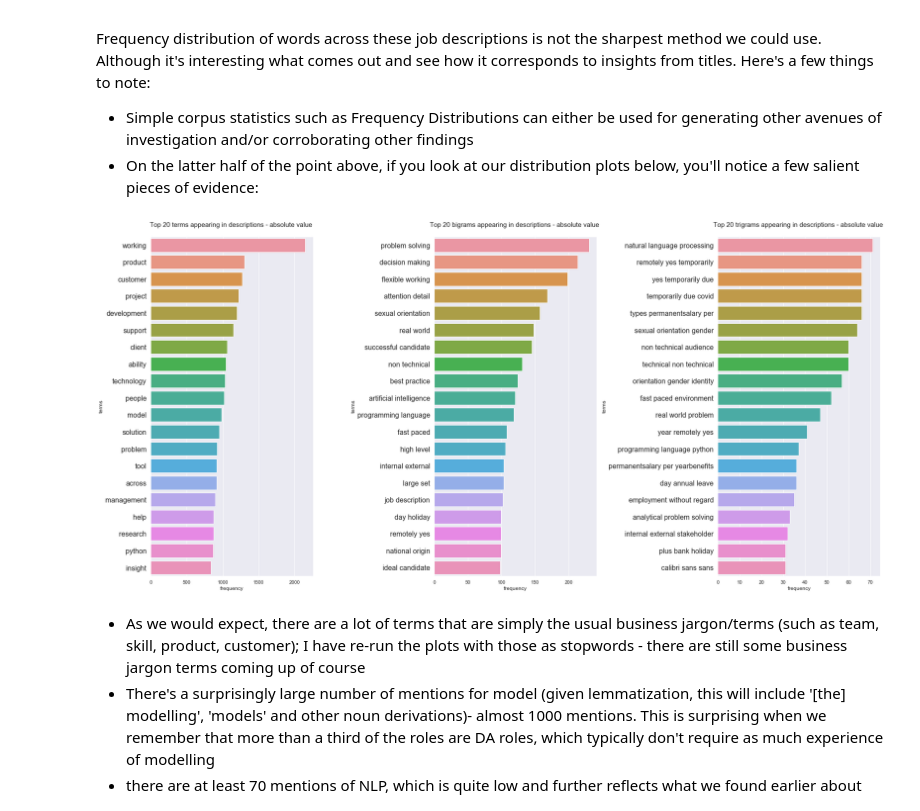
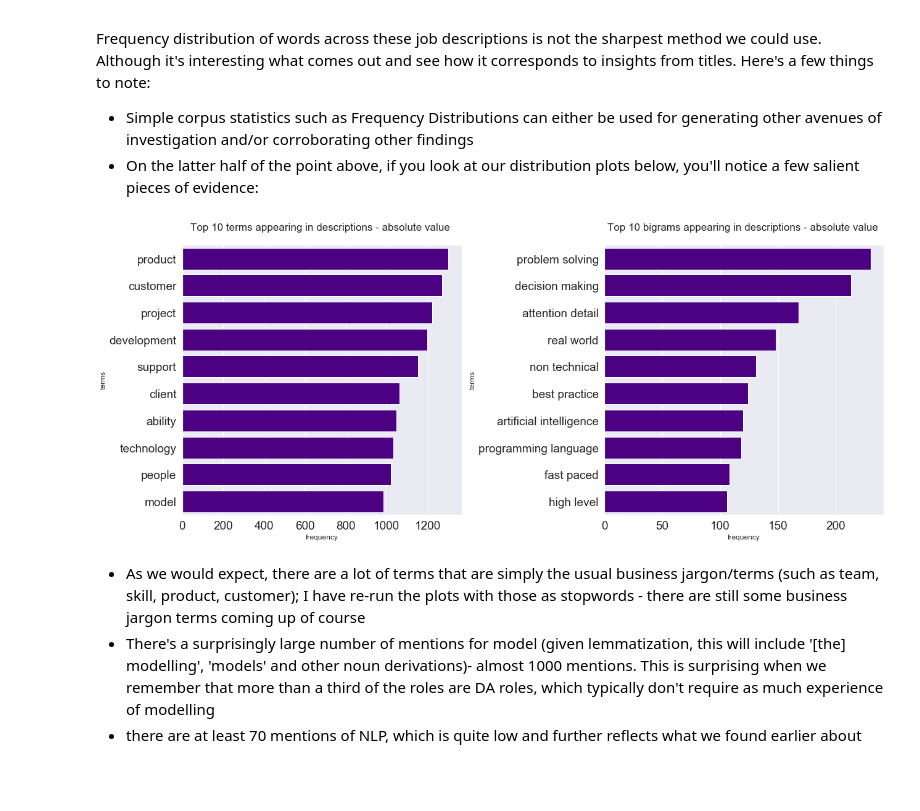
Before and after one commit to Ioana-P/DS_Indeed_Job_Market_analysis, a Jupyter notebook: Data_Scientist_UK_Q4_Job_market_analysis.ipynb, the cells around one changed output. Cells and saved outputs as stored; diff of their text form; code cells hidden in the pictures; blank space fills up the shorter version.

```diff
--- a/Data_Scientist_UK_Q4_Job_market_analysis.ipynb
+++ b/Data_Scientist_UK_Q4_Job_market_analysis.ipynb
@@ -691,11 +705,13 @@ Select a number of important features to use as predictors in a linear regressio
 # %%
 # merging all cloud service columns into one
 language_single_counts_['mentions_Cloud_services'] = 0
+language_single_counts_['job_type'] = new_df['job_search_term']
 language_single_counts_.loc[((language_single_counts_['num_mention_TOTAL_AWS'] ==1 )|
                             (language_single_counts_['num_mention_TOTAL_Azure'] ==1) |
                             (language_single_counts_['num_mention_TOTAL_GCP'] ==1 )),'mentions_Cloud_services'] = 1
 language_single_counts_.columns = [x.replace('num_mention_TOTAL_', 'mentions_') for x in language_single_counts_.columns]
 cols_of_interest = ['mentions_'+x for x in ['Python', 'Java', 'R', 'Cloud_services', 'SQL',]]
+cols_of_interest.append('job_type')
 skills_of_interest = language_single_counts_[cols_of_interest ]
 skills_of_interest.head(3)
 # %% [output]
@@ -1405,11 +1437,13 @@ The initial search is fairly greedy (captures a lot of different cases - casts a
 # %%
 exp_pattern = """[0-9]?[ ]?\-?[ ]?(?<![0-9])\d(?=\s)[ ]?[a-z]* year[s]? expe[a-z]*|
                 |[0-9]?[ ]?to[ ]?(?<![0-9])\d(?=\s)[ ]?[a-z]* year[s]? expe[a-z]*|
+                |[0-9]?[ ]?\-?[ ]?(?<![0-9])\d(?=\s)[ ]?[a-z]* year[s]?|
+                |[0-9]?[ ]?to[ ]?(?<![0-9])\d(?=\s)[ ]?[a-z]* year[s]?|
                 |[0-9]?[ ]?\-?[ ]?(?<![0-9])\d(?=\s)[ ]?[a-z]* year[s]? of expe[a-z]*|
                 |[0-9]?[ ]?to[ ]?(?<![0-9])\d(?=\s)[ ]?[a-z]* year[s]? of expe[a-z]*|
                 |[0-9]?[ ]?\-?[ ]?(?<![0-9])\d(?=\s)[ ]?[a-z]* year[s]? work[ing]? expe[a-z]*|
                 |[0-9]?[ ]?to[ ]?(?<![0-9])\d(?=\s)[ ]?[a-z]* year[s]? work[ing]? expe[a-z]*|
-                |[a-z]+ year[s]? expe[a-z]*"""
+                |[a-z]+ year[s]? expe[a-z]* |junior position|junior role|junior data|no prior exp[a-z]*|no exp[a-z]*"""
 # %%
 df['experience_regex'] = df.job_descr.apply(lambda x: fn.get_experience(exp_pattern, x))
 # %%
@@ -1582,7 +1640,7 @@ from nltk.tokenize import RegexpTokenizer
 # using a lemmatizer to hopefully reduce the nr of unique but redundant words (e.g. condensing 'developer' and 'development' into 1 word)
 lemmy = fn.LemmaTokenizer(tokenizer=RegexpTokenizer(pattern='\\b[A-Za-z]{3,}\\b'))
 #How many terms to include
-N=20
+N=10
 
 # putting software and developer into the list of stopwords - words we wish to ignore
 special_sw = title_sw #adding the last two as they have come up as frequent typos
@@ -1590,7 +1648,7 @@ special_sw = title_sw #adding the last two as they have come up as frequent typo
 for w in ['span', 'style','font', 'arial', 'serif', 'family','science',
           'analyst', 'analysis', 'machine','experience','role', 'team',
          'business', 'skill', 'full', 'time', 'equal', 'opportunity',
-         'work', 'new', 'service','using', 'within', 'strong', 'phone']:
+         'work', 'new', 'service','using', 'within', 'strong', 'phone', 'working', 'candidate', 'sexual', 'ethnicity', ]:
     special_sw.append(w)
 descr = df.job_descr.dropna()
 descr_term_df = fn.get_top_n_terms(descr, N, stop_words_list=special_sw, tokenizer_obj=lemmy)
@@ -1598,20 +1656,25 @@ descr_bigram_df = fn.get_top_n_terms(descr, N, stop_words_list=special_sw , ngra
 descr_trigram_df = fn.get_top_n_terms(descr, N, stop_words_list=special_sw , ngram_number=3, tokenizer_obj=lemmy)
 # %%
 # plt.figure(figsize=(20,20))
-fig, ax = plt.subplots(1,3, figsize=(25,12),  )
+fig, ax = plt.subplots(1,2, figsize=(18,7.5), )
 
-ax[0].set_title('Top {} terms appearing in descriptions - absolute value \n'.format(N), fontdict={'size':15})
-ax[1].set_title('Top {} bigrams appearing in descriptions - absolute value \n'.format(N), fontdict={'size':15})
-ax[2].set_title('Top {} trigrams appearing in descriptions - absolute value \n'.format(N), fontdict={'size':15})
+ax[0].set_title('Top {} terms appearing in descriptions - absolute value \n'.format(N), fontdict={'size':17,})
+ax[1].set_title('Top {} bigrams appearing in descriptions - absolute value \n'.format(N), fontdict={'size':17})
+# ax[2].set_title('Top {} trigrams appearing in descriptions - absolute value \n'.format(N), fontdict={'size':15})
 
-plt.rcParams['ytick.labelsize'] = 16
-sns.barplot(data= descr_term_df, x='frequency', y='terms', ax=ax[0])
-sns.barplot(data= descr_bigram_df, x='frequency', y='terms', ax=ax[1])
-sns.barplot(data= descr_trigram_df, x='frequency', y='terms', ax=ax[2]);
+plt.rcParams['ytick.labelsize'] = 19
+plt.rcParams['xtick.labelsize'] = 19
+
+
+sns.barplot(data= descr_term_df, x='frequency', y='terms', ax=ax[0], color='indigo', saturation=0.99)
+sns.barplot(data= descr_bigram_df, x='frequency', y='terms', ax=ax[1], color='indigo', saturation=0.99)
+# sns.barplot(data= descr_trigram_df, x='frequency', y='terms', ax=ax[2]);
 
 plt.tight_layout()
+plt.savefig('fig/uni_bigrams_descr.jpg')
+plt.show()
 # %% [output]
-[figure, old version]
+[figure, new version]
 # %% [markdown]
 * As we would expect, there are a lot of terms that are simply the usual business jargon/terms (such as team, skill, product, customer); I have re-run the plots with those as stopwords - there are still some business jargon terms coming up of course
 * There's a surprisingly large number of mentions for model (given lemmatization, this will include '[the] modelling', 'models' and other noun derivations)- almost 1000 mentions. This is surprising when we remember that more than a third of the roles are DA roles, which typically don't require as much experience of modelling
```
Also changed, not shown: parts of 23 cells of this notebook, 9 other files.
